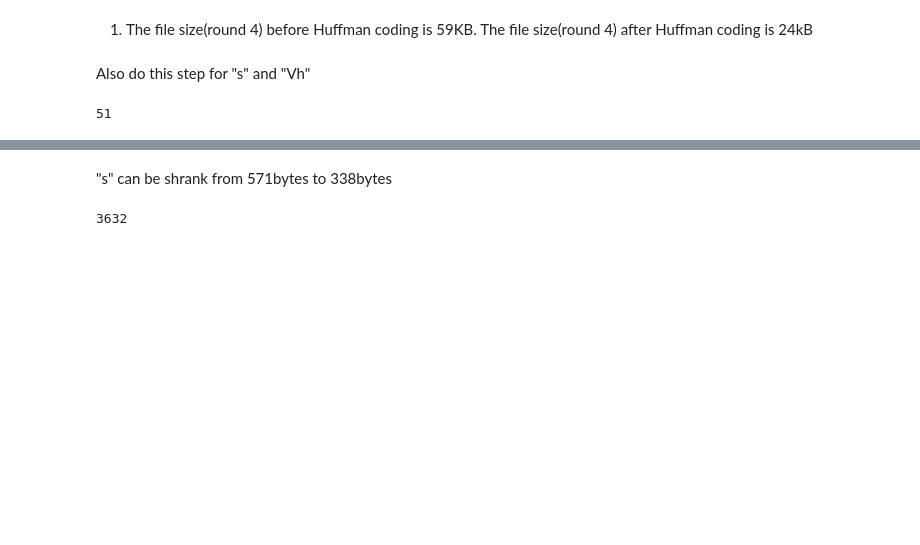
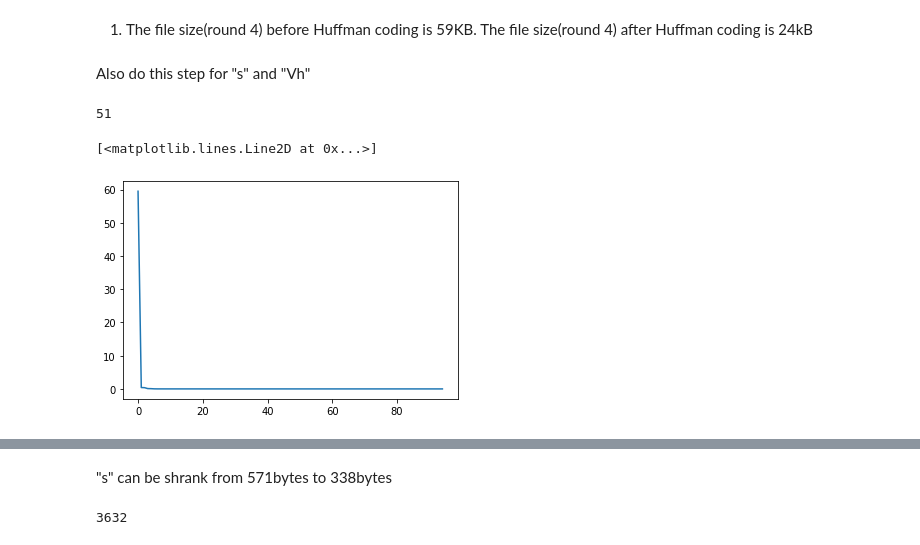
Before and after one commit to DigitalBiomarkerDiscoveryPipeline/Data-Compression-Toolbox, a Jupyter notebook: Baiying/code_m1-temp.ipynb, the cells around one changed output, grey strips where cells are left out. Drawn from its saved outputs; the diff is of its cells as text; code cells hidden in the pictures; blank space fills up the shorter version.

```diff
--- a/Baiying/code_m1-temp.ipynb
+++ b/Baiying/code_m1-temp.ipynb
@@ -184,3 +184,5 @@ print(Vh.shape)
 (95, 95)
 (95,)
 (95, 95)
+# %%
+s[2:] = 0
@@ -240,3 +280,8 @@ U_dict = dict(zip(unique, counts))
 unique.size
 # %% [output]
 51
+# %%
+plt.plot(round_s)
+# %% [output]
+[<matplotlib.lines.Line2D at 0x...>]
+[figure, added]
```
Also changed, not shown: parts of 11 cells of this notebook, 4 other files.
